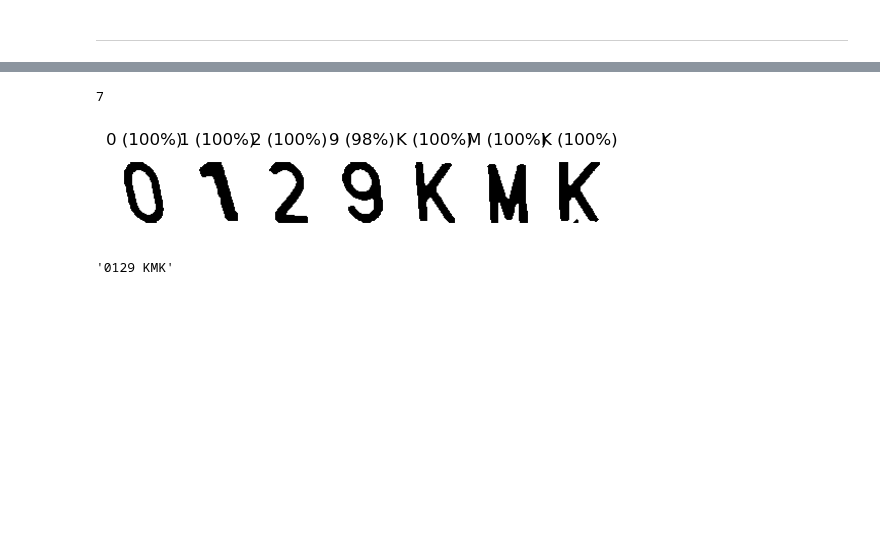
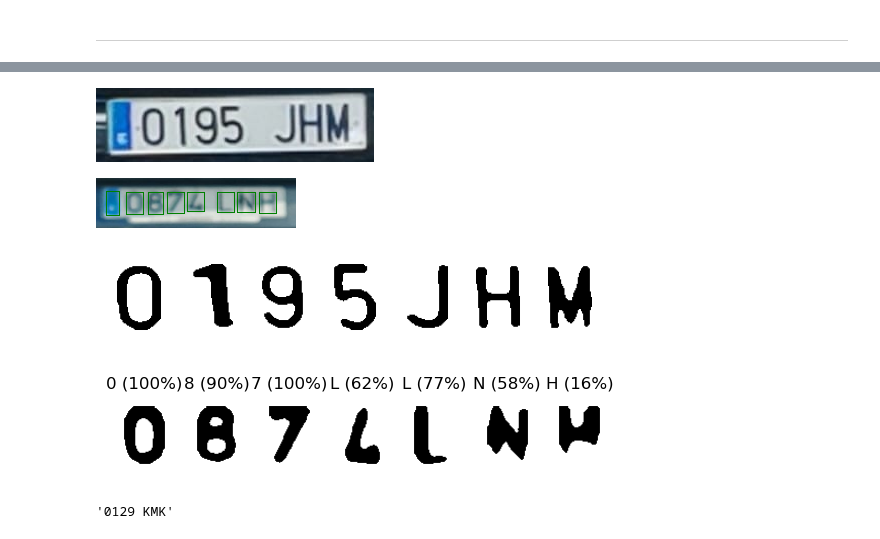
Before and after one commit to marinocom/ANPR-GIA, a Jupyter notebook: example.ipynb, the cells around one changed output, grey strips where cells are left out. Drawn from its saved outputs; the diff is of its cells as text; code cells hidden in the pictures; blank space fills up the shorter version.

Commit message:
Use paddleocr

```diff
--- a/example.ipynb
+++ b/example.ipynb
@@ -50,4 +56,4 @@ plt.show()
 # %%
-detections = pipeline.detect("Test/Frontal/", 640, 0.25, -1)
+detections = pipeline.detect("DatasetTotal/Frontal/", 640, 0.25, -1)
 crops = pipeline.extract_boxes(detections)
 # %% [output]
@@ -74,12 +77,10 @@ reader = easyocr.Reader(["en"])
+# %%
+paddleocr_reader = PaddleOCR(use_angle_cls=True, lang='en')
 # %%
 from typing import List, Tuple
-from PIL import Image, ImageDraw, ImageOps
-import numpy as np
+from PIL import Image, ImageDraw
 import cv2
-import pytesseract
 import matplotlib.pyplot as plt
-
-pytesseract.pytesseract.tesseract_cmd = r'/usr/bin/tesseract'
 
 # Segment function updated to use the trained model for character recognition
 def segment(
@@ -95,7 +96,7 @@ def segment(
 	visualizations = []
 	recognized_characters = []
 
-	for img in source:
+	for img in tqdm(source):
 		img_segments = []
 		img_visualizations = []
 		img_recognized = []
@@ -194,20 +195,16 @@ def segment(
 				background.paste(segment, offset)
 				segment = background
 
-				# Predict with tessaract
-				# ocr_result = pytesseract.image_to_data(
-				# 	segment,
-				# 	config='--psm 10 --oem 3 -c tessedit_char_whitelist=0123456789ABCDEFGHIJKLMNOPQRSTUVWXYZ',
-				# 	output_type=pytesseract.Output.DICT
-				# )
-				# Predict with easyocr
-				ocr_result = reader.recognize(
+				# Predict with PaddleOCR
+				ocr_result = paddleocr_reader.ocr(
 					np.array(segment),
-					allowlist="0123456789ABCDEFGHIJKLMNOPQRSTUVWXYZ"
+					det=False,
+					rec=True,
+					cls=False
 				)
 				ocr_result = {
-					"text": [res[1] for res in ocr_result],
-					"conf": [res[2]*100 for res in ocr_result]
+					"text": [res[0] for res in ocr_result[0]],
+					"conf": [res[1]*100 for res in ocr_result[0]]
 				}
 
 				# Filter based on confidence
@@ -255,28 +252,42 @@ def visualize_bounding_boxes(visualizations: List[List[List[Image.Image]]]):
 			for vis in plate_vis:
 				plt.imshow(vis)
 				plt.show()
+# %%
+crops[1][0]["box"]
+# %% [output]
+[figure, added]
+# %%
+visualizations[11][0][1]
+# %% [output]
+[figure, added]
+# %%
+segments[1][0]
+fig, ax = plt.subplots(1, len(segments[1][0]))
+fig.subplots_adjust(wspace=0.1)  # Add horizontal space between images
+for j, segment in enumerate(segments[1][0]):
+	ax[j].imshow(segment, cmap="gray", vmin=0, vmax=255)
+	ax[j].axis("off")
+plt.show()
+# %% [output]
+[figure, added]
 # %%
 # visualize_bounding_boxes(visualizations)
 # %%
 # [len(s) for s in segments],# [len(s[0]) for s in segments]
-# %%
-len(recognized_characters[i][0]["recog"])
-# %% [output]
-7
 # %%
-i = 0
+i = 11
 
 fig, ax = plt.subplots(1, len(recognized_characters[i][0]["recog"]))
 for j, (segment, character, confidence, ocr_result, before) in enumerate(recognized_characters[i][0]["recog"]):
 	ax[j].imshow(segment, cmap="gray", vmin=0, vmax=255)
 	if character:
 		ax[j].set_title(f"{character} ({confidence:.0f}%)")
 	else:
 		ax[j].set_title("?")
 	ax[j].axis("off")
 plt.show()
 # %% [output]
-[figure, old version]
+[figure, new version]
 # %%
 import re
 recognized_text = "".join([character for _, character, _, _, _ in recognized_characters[i][0]["recog"]])
```
Also changed, not shown: parts of 14 cells of this notebook, 13 other files.
